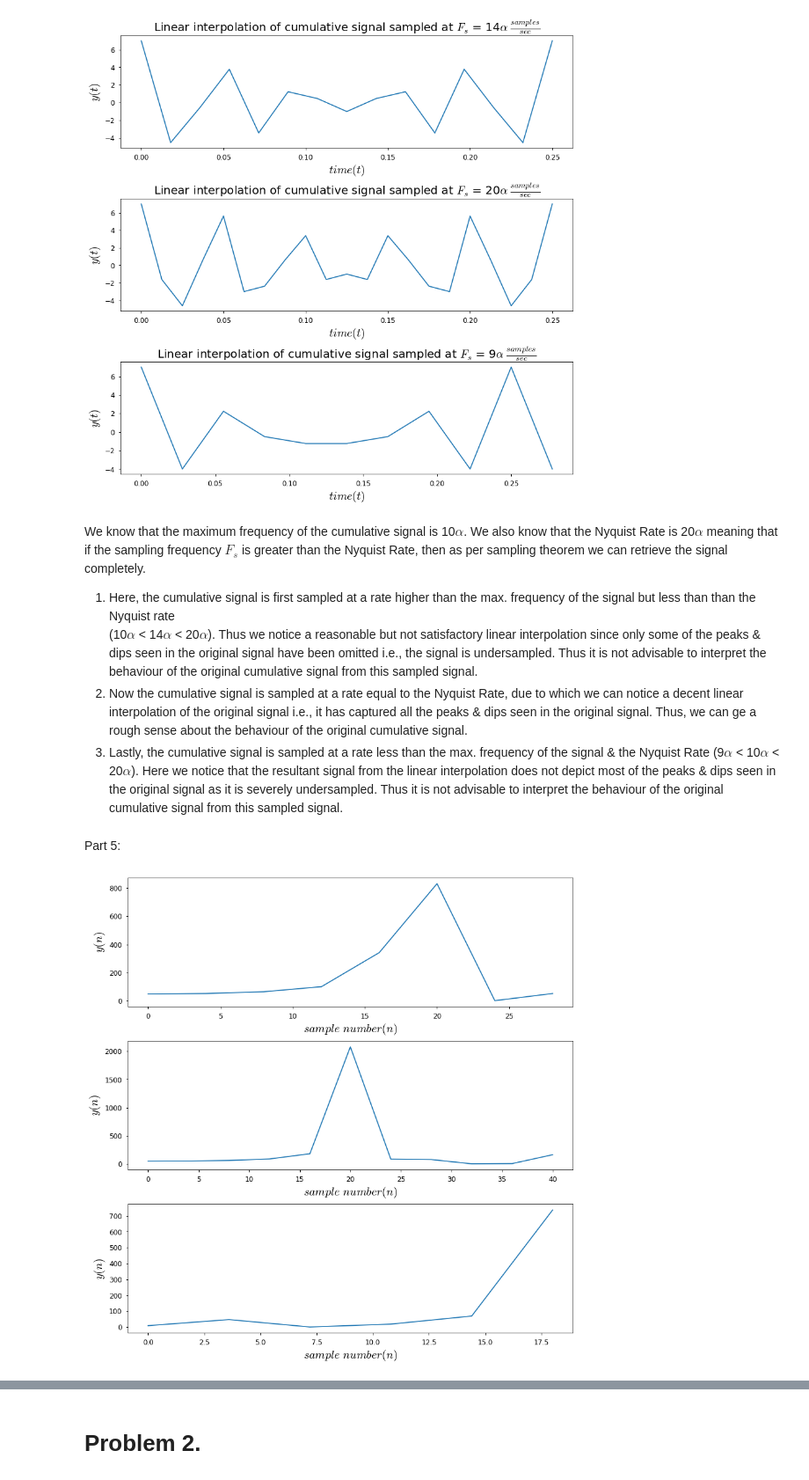
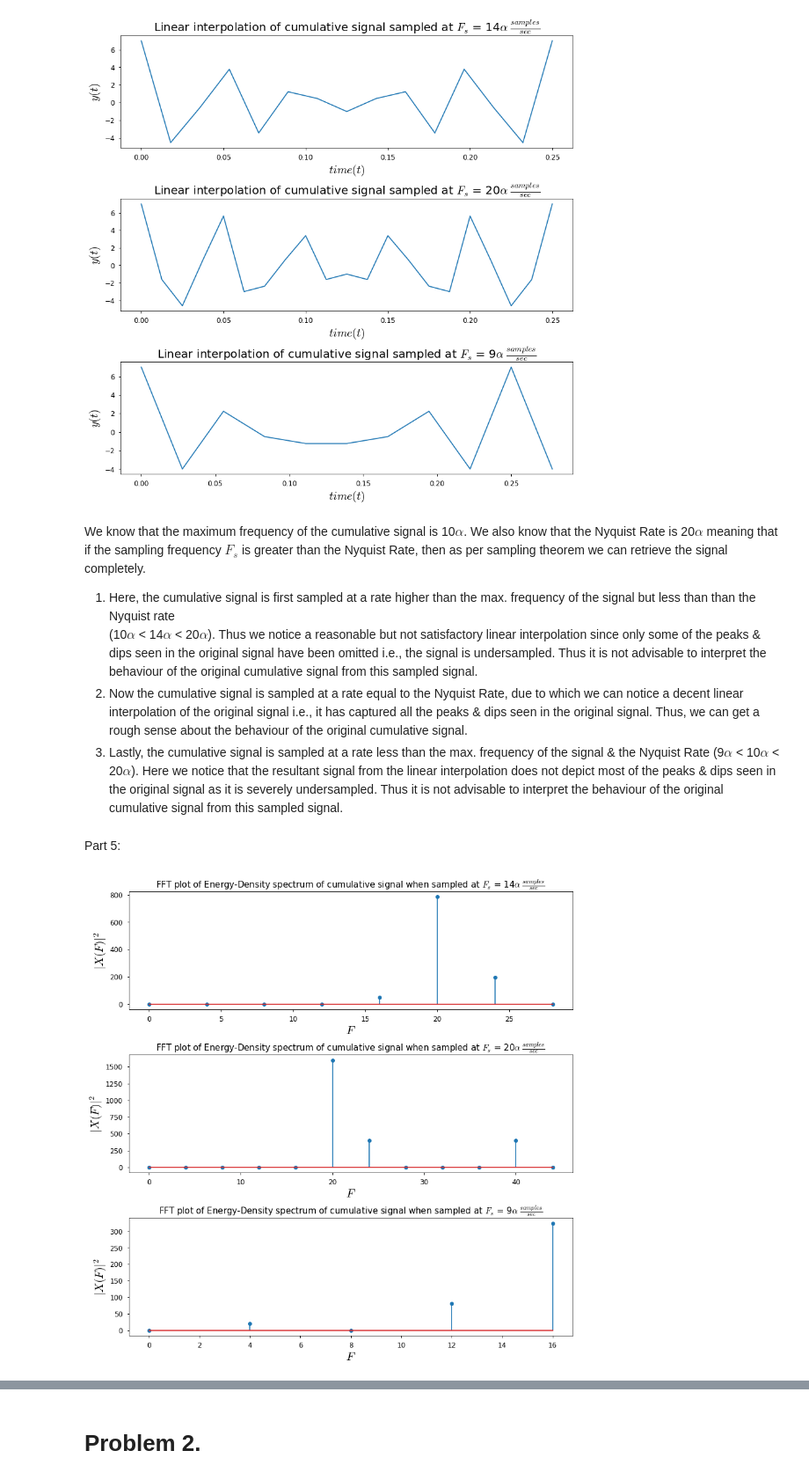
Before and after one commit to Harsha1569/DSP_Lab, a Jupyter notebook: Experiment_2/Experiment_2.ipynb, the cells around one changed output, grey strips where cells are left out. Shown at 88% size. Drawn from its saved outputs; the diff is of its cells as text; code cells hidden in the pictures.

```diff
--- a/Experiment_2/Experiment_2.ipynb
+++ b/Experiment_2/Experiment_2.ipynb
@@ -133,7 +133,7 @@ We know that the maximum frequency of the cumulative signal is 10$\alpha$. We al
 
 1.  Here, the cumulative signal is first sampled at a rate higher than the max.
 frequency of the signal but less than than the Nyquist rate <br>(10$\alpha$ < 14$\alpha$ < 20$\alpha$). Thus we notice a reasonable but not satisfactory linear interpolation since only some of the peaks & dips seen in the original signal have been omitted i.e., the signal is undersampled. Thus it is not advisable to interpret the behaviour of the original cumulative signal from this sampled signal.
-2.   Now the cumulative signal is sampled at a rate equal to the Nyquist Rate, due to which we can notice a decent linear interpolation of the original signal i.e., it has captured all the peaks & dips seen in the original signal. Thus, we can ge a rough sense about the behaviour of the original cumulative signal.
+2.   Now the cumulative signal is sampled at a rate equal to the Nyquist Rate, due to which we can notice a decent linear interpolation of the original signal i.e., it has captured all the peaks & dips seen in the original signal. Thus, we can get a rough sense about the behaviour of the original cumulative signal.
 3. Lastly, the cumulative signal is sampled at a rate less than the max. frequency of the signal & the Nyquist Rate (9$\alpha$ < 10$\alpha$ < 20$\alpha$). Here we notice that the resultant signal from the linear interpolation does not depict most of the peaks & dips seen in the original signal as it is severely undersampled. Thus it is not advisable to interpret the behaviour of the original cumulative signal from this sampled signal.
 # %% [markdown]
 Part 5:
@@ -166,15 +167,48 @@ frequency_3 = np.linspace(0, sampling_rate_3/2, len(power_spectrum_3))
+# %%
+def cummulative_signal(t):
+  return a*np.cos(2*pi*5*a*t) + (a/2)*np.cos(2*pi*6*a*t) + (a/4)*np.cos(2*pi*10*a*t)
+
+sampling_rate_1 = 14*a
+sampling_rate_2 = 20*a
+sampling_rate_3 = 9*a
+
+n1=np.arange(0, (1/a), (1/sampling_rate_1))
+n2=np.arange(0, (1/a), (1/sampling_rate_2))
+n3=np.arange(0, (1/a), (1/sampling_rate_3))
+
+def ed_spectrum(x, Fs, do_fft=True):
+    C = int((len(x)+a) / 2)
+    X = np.abs(np.fft.fft(x)) if do_fft else x[0:C]
+    N = Fs * np.arange(0, C) / len(x);
+    E = (X**2)[0:C]
+    #plt.stem(N, X, use_line_collection = True)
+    #plt.title('FFT plots of speech signal before & after modulation')
+    #plt.xlabel(r'$\Omega$')
+    #plt.ylabel(r'$X(\Omega)$')
+    return N, E
+
+frequency_1, energy_spectrum_1 = ed_spectrum(cummulative_signal(n1), sampling_rate_1)
+frequency_2, energy_spectrum_2 = ed_spectrum(cummulative_signal(n2), sampling_rate_2)
+frequency_3, energy_spectrum_3 = ed_spectrum(cummulative_signal(n3), sampling_rate_3)
 # %%
+title_e = ['FFT plot of Energy-Density spectrum of cumulative signal when sampled at $F_s$ = 14' + r'$\alpha\ \frac{samples}{sec}$','FFT plot of Energy-Density spectrum of cumulative signal when sampled at $F_s$ = 20' + r'$\alpha\ \frac{samples}{sec}$','FFT plot of Energy-Density spectrum of cumulative signal when sampled at $F_s$ = 9' + r'$\alpha\ \frac{samples}{sec}$']
 fig, axs = plt.subplots(3, figsize=(12,12))
 def plot_signal(x, y, xaxis_label=None, yaxis_label=None, row=None):
-    axs[row].plot(x, y)
-    #axs[row].set_title(stem_plot_title[row], fontsize = 20)
+    if (row == 0):
+      axs[row].stem(x[0:8], y[0:8], use_line_collection = True)
+    elif (row == 1):
+      axs[row].stem(x, y, use_line_collection = True)
+    else:
+      axs[row].stem(x[0:5], y[0:5], use_line_collection = True)
+
+    axs[row].set_title(title_e[row], fontsize = 15)
     axs[row].set_xlabel(xaxis_label, fontsize = 20)
     axs[row].set_ylabel(yaxis_label, fontsize = 20)
     axs[row].tick_params(axis="both", labelsize = 12)
     fig.tight_layout()
 
-plot_signal(frequency_1, power_spectrum_1, xaxis_label=r'$sample\ number(n)$', yaxis_label=r'$y(n)$', row=0)
-plot_signal(frequency_2, power_spectrum_2, xaxis_label=r'$sample\ number(n)$', yaxis_label=r'$y(n)$', row=1)
-plot_signal(frequency_3, power_spectrum_3, xaxis_label=r'$sample\ number(n)$', yaxis_label=r'$y(n)$', row=2)
+plot_signal(frequency_1, energy_spectrum_1, xaxis_label=r'$F$', yaxis_label=r'$|X(F)|^2$', row=0)
+plot_signal(frequency_2, energy_spectrum_2, xaxis_label=r'$F$', yaxis_label=r'$|X(F)|^2$', row=1)
+plot_signal(frequency_3, energy_spectrum_3, xaxis_label=r'$F$', yaxis_label=r'$|X(F)|^2$', row=2)
 # %% [output]
-[figure, old version]
+[figure, new version]
```
Also changed, not shown: parts of 7 cells of this notebook.
